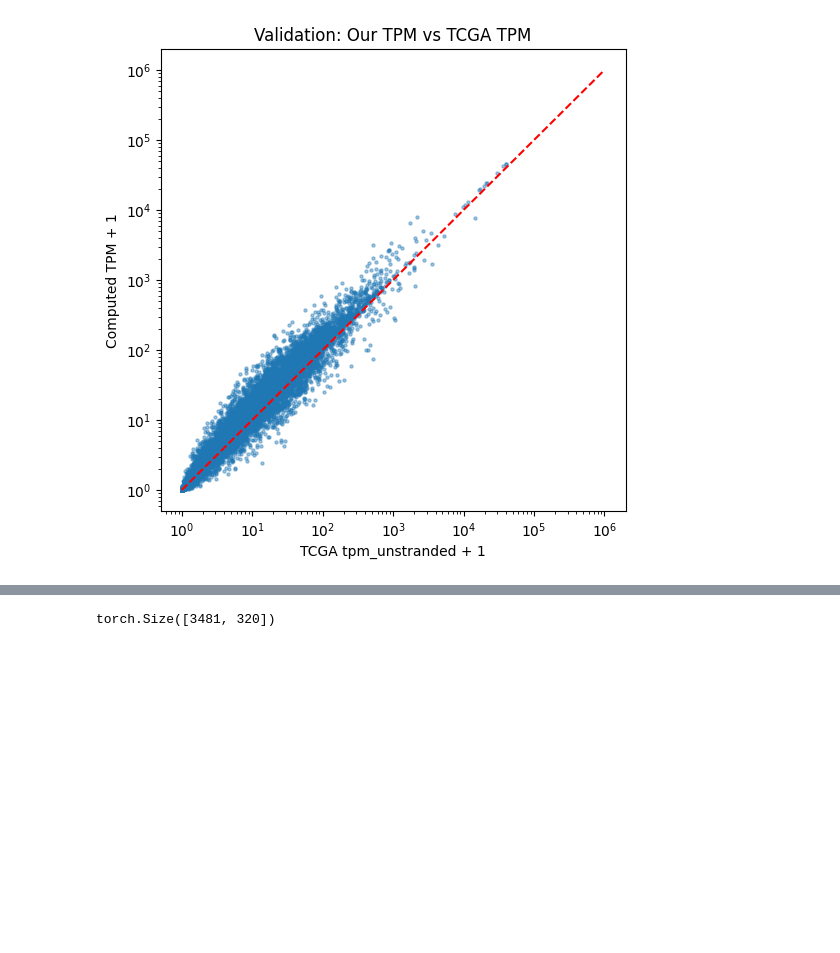
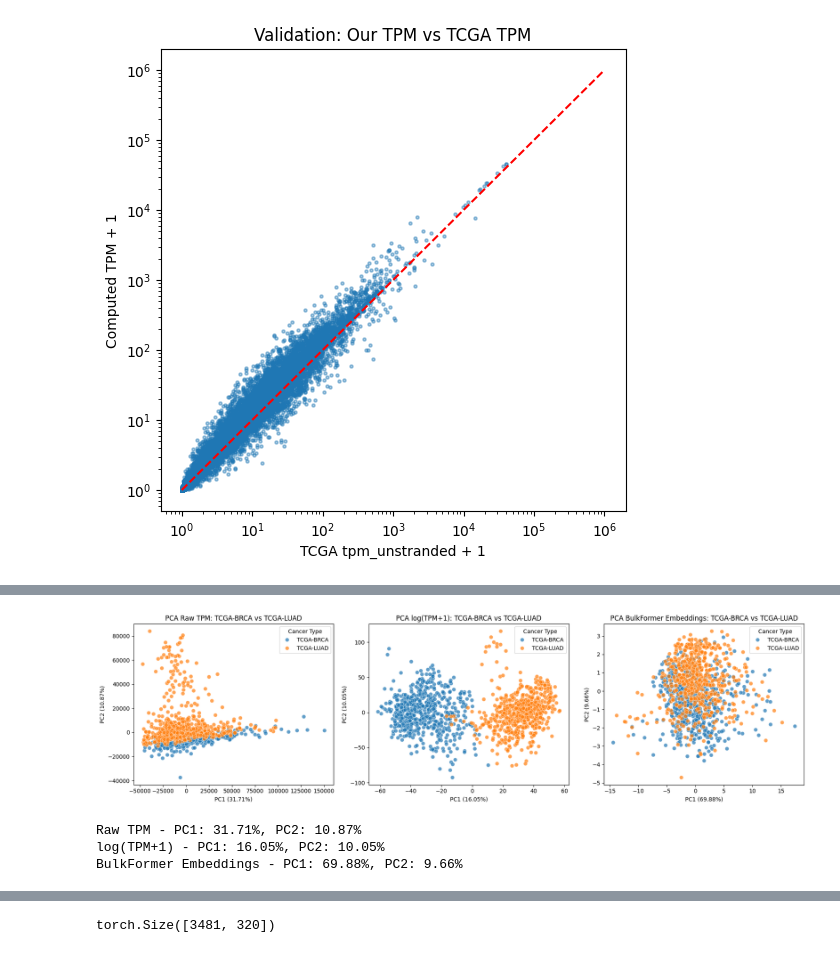
Before and after one commit to alwalt/BioFM, a Jupyter notebook: 5b_tcga_analysis.ipynb, the cells around one changed output, grey strips where cells are left out. Cells and saved outputs as stored; diff of their text form; code cells hidden in the pictures; blank space fills up the shorter version.

```diff
--- a/5b_tcga_analysis.ipynb
+++ b/5b_tcga_analysis.ipynb
@@ -688,0 +800,67 @@ def extract_feature(expr_array,
+# %%
+# Compute all three PCAs inside this cell
+
+# 1. Raw TPM (invert log1p)
+X_raw_tpm = np.expm1(X_sub)
+pca_raw = PCA(n_components=2)
+X_pca_raw = pca_raw.fit_transform(X_raw_tpm)
+
+# 2. log(TPM+1)
+pca_log = PCA(n_components=2)
+X_pca_log = pca_log.fit_transform(X_sub)
+
+# 3. BulkFormer sample embeddings
+high_var_gene_idx = list(range(len(canonical_order)))
+valid_gene_idx = list(range(len(canonical_order)))
+
+sample_embs_subset = extract_feature(
+    expr_array=X_sub,
+    high_var_gene_idx=high_var_gene_idx,
+    feature_type='transcriptome_level',
+    aggregate_type='all', # Can be modified
+    device=device,
+    batch_size=4,
+    model=model,
+    return_expr_value=False,
+    esm2_emb=gene_emb,
+    valid_gene_idx=valid_gene_idx
+).numpy()
+
+pca_emb = PCA(n_components=2)
+X_pca_emb = pca_emb.fit_transform(sample_embs_subset)
+
+# Labels
+labels = [A] * n + [B] * n
+
+# Plot
+fig, axes = plt.subplots(1, 3, figsize=(18, 5))
+
+sns.scatterplot(x=X_pca_raw[:, 0], y=X_pca_raw[:, 1], hue=labels, alpha=0.7, s=50, ax=axes[0])
+axes[0].set_xlabel(f'PC1 ({pca_raw.explained_variance_ratio_[0]:.2%})')
+axes[0].set_ylabel(f'PC2 ({pca_raw.explained_variance_ratio_[1]:.2%})')
+axes[0].set_title(f'PCA Raw TPM: {A} vs {B}')
+axes[0].legend(title='Cancer Type')
+
+sns.scatterplot(x=X_pca_log[:, 0], y=X_pca_log[:, 1], hue=labels, alpha=0.7, s=50, ax=axes[1])
+axes[1].set_xlabel(f'PC1 ({pca_log.explained_variance_ratio_[0]:.2%})')
+axes[1].set_ylabel(f'PC2 ({pca_log.explained_variance_ratio_[1]:.2%})')
+axes[1].set_title(f'PCA log(TPM+1): {A} vs {B}')
+axes[1].legend(title='Cancer Type')
+
+sns.scatterplot(x=X_pca_emb[:, 0], y=X_pca_emb[:, 1], hue=labels, alpha=0.7, s=50, ax=axes[2])
+axes[2].set_xlabel(f'PC1 ({pca_emb.explained_variance_ratio_[0]:.2%})')
+axes[2].set_ylabel(f'PC2 ({pca_emb.explained_variance_ratio_[1]:.2%})')
+axes[2].set_title(f'PCA BulkFormer Embeddings: {A} vs {B}')
+axes[2].legend(title='Cancer Type')
+
+plt.tight_layout()
+plt.show()
+
+print(f"\nRaw TPM - PC1: {pca_raw.explained_variance_ratio_[0]:.2%}, PC2: {pca_raw.explained_variance_ratio_[1]:.2%}")
+print(f"log(TPM+1) - PC1: {pca_log.explained_variance_ratio_[0]:.2%}, PC2: {pca_log.explained_variance_ratio_[1]:.2%}")
+print(f"BulkFormer Embeddings - PC1: {pca_emb.explained_variance_ratio_[0]:.2%}, PC2: {pca_emb.explained_variance_ratio_[1]:.2%}")
+# %% [output]
+[figure, added]
+Raw TPM - PC1: 31.71%, PC2: 10.87%
+log(TPM+1) - PC1: 16.05%, PC2: 10.05%
+BulkFormer Embeddings - PC1: 69.88%, PC2: 9.66%
```
Also changed, not shown: parts of 30 cells of this notebook, 3 other files.
